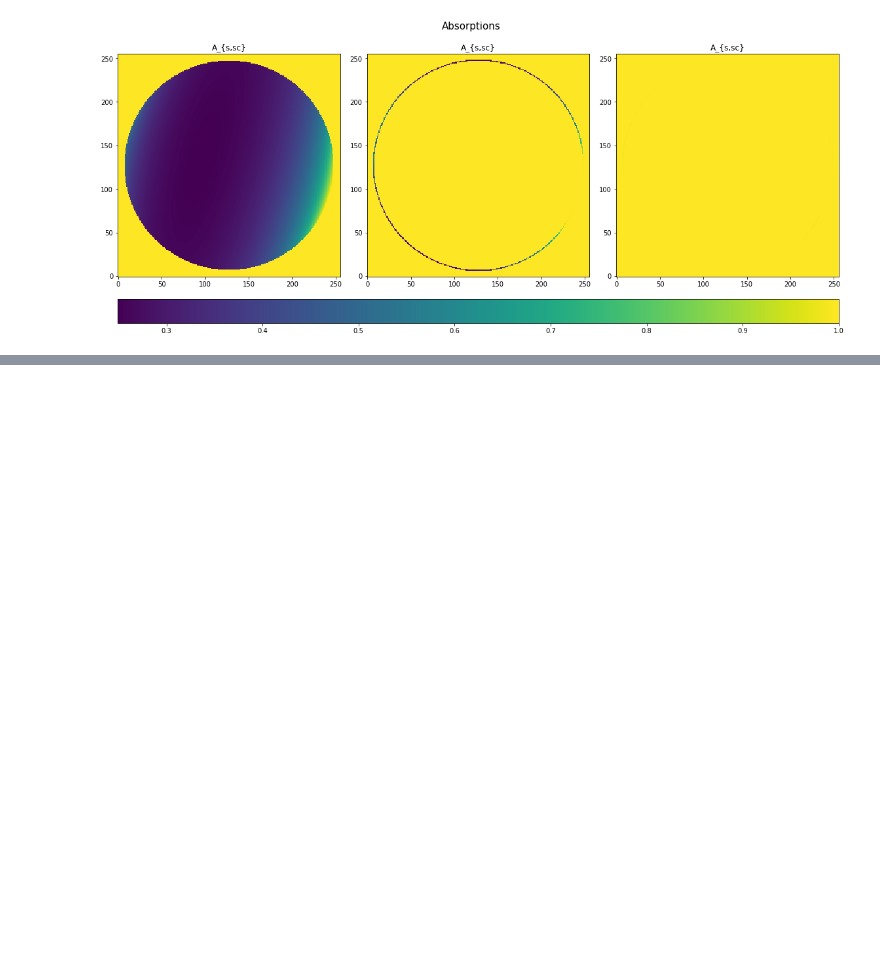
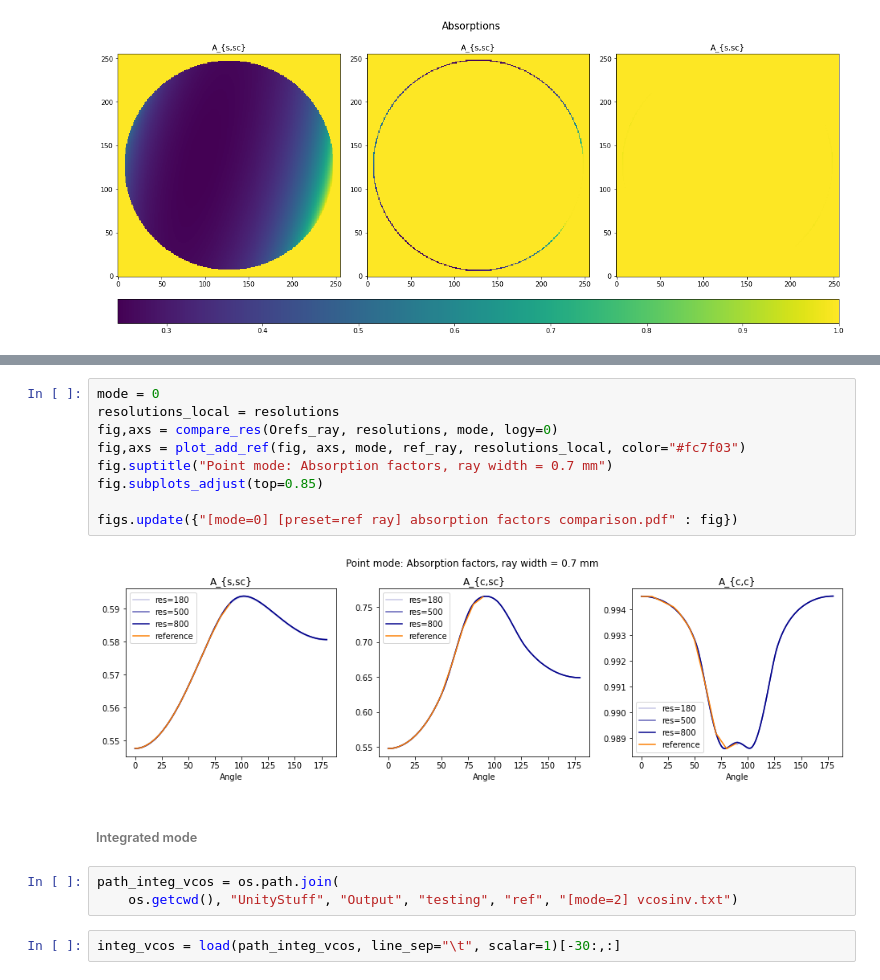
Before and after one commit to d8xa/XRD-TAF, a Jupyter notebook: Visualizer.ipynb, the cells around one changed output, grey strips where cells are left out. Saved outputs shown, nothing was run; the diff lists cells and outputs as text; blank space fills up the shorter version.

```diff
--- a/Visualizer.ipynb
+++ b/Visualizer.ipynb
@@ -87,0 +498,18 @@ fig, axs = implot(values, cmap=cmp, titles=absorption_titles, suptitle="Absorpti
+# %%
+mode = 0
+resolutions_local = resolutions
+fig,axs = compare_res(Orefs_ray, resolutions, mode, logy=0)
+fig,axs = plot_add_ref(fig, axs, mode, ref_ray, resolutions_local, color="#fc7f03")
+fig.suptitle("Point mode: Absorption factors, ray width = 0.7 mm")
+fig.subplots_adjust(top=0.85)
+
+figs.update({"[mode=0] [preset=ref ray] absorption factors comparison.pdf" : fig})
+# %% [output]
+[figure, added]
+# %% [markdown]
+###### Integrated mode
+# %%
+path_integ_vcos = os.path.join(
+    os.getcwd(), "UnityStuff", "Output", "testing", "ref", "[mode=2] vcosinv.txt")
+# %%
+integ_vcos = load(path_integ_vcos, line_sep="\t", scalar=1)[-30:,:]
```
Also changed, not shown: parts of 150 cells of this notebook.
